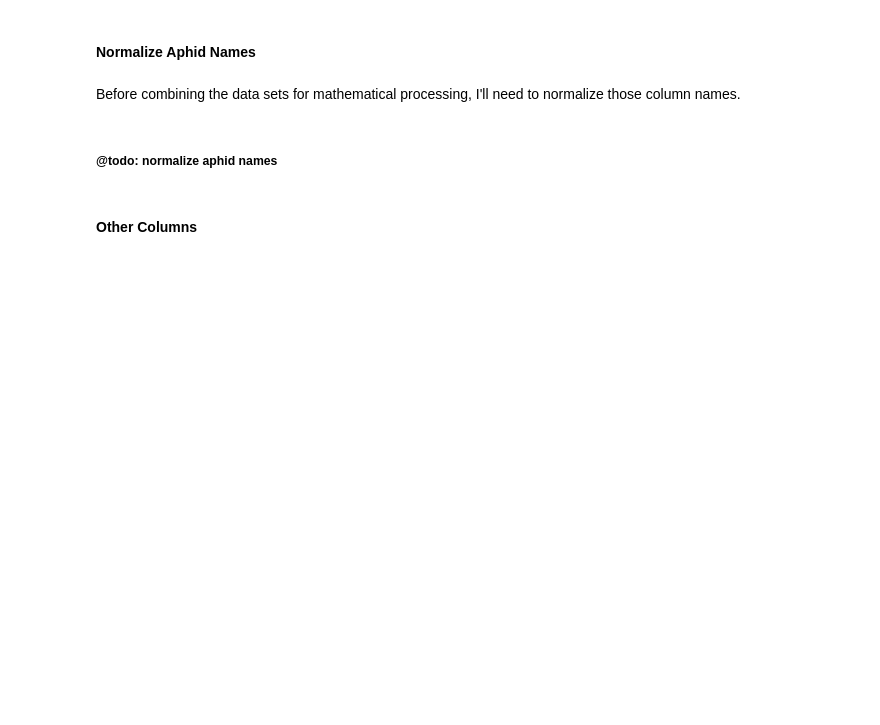
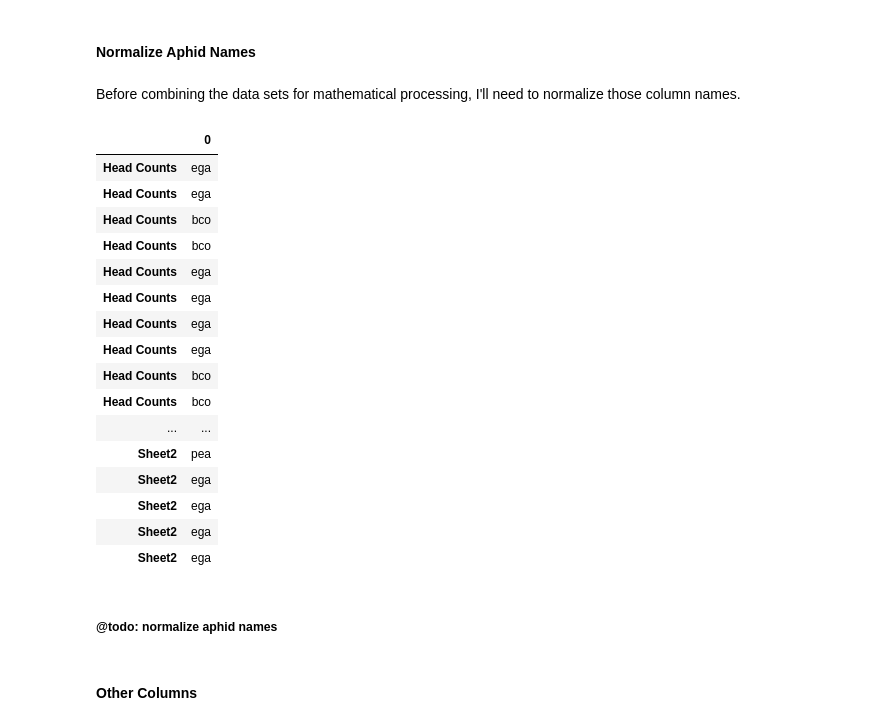
Before and after one commit to devvyn/aafc-field-data, a Jupyter notebook: notebook/projects/2016-sweep-vs-tiller/2016-sweep-vs-tiller.ipynb, the cells around one changed output. Drawn from its saved outputs; the diff is of its cells as text; code cells hidden in the pictures; blank space fills up the shorter version.

```diff
--- a/notebook/projects/2016-sweep-vs-tiller/2016-sweep-vs-tiller.ipynb
+++ b/notebook/projects/2016-sweep-vs-tiller/2016-sweep-vs-tiller.ipynb
@@ -936,11 +933,12 @@ def show_matches_in_index(
 # %% [markdown]
 I can prevent the matching of words containing "aphid" by adding a word boundary definition:
 # %%
-def wrap_word_boundary(pattern):
+def wrap_word_boundary(pattern, capture=False):
     return ''.join(
         (
             r'(?:_|^|\b)',
-            r'(?:', pattern, r')',
+            '(?:' if not capture else '(', pattern, ')',
+#             r'(?:', pattern, r')',
             r'(?:_|$|\b)',
         )
     )
@@ -1062,6 +1062,53 @@ Great! Aphid columns identified.
 #### Normalize Aphid Names
 # %% [markdown]
 Before combining the data sets for mathematical processing, I'll need to normalize those column names.
+# %%
+(
+    pandas.concat(
+        (
+            {
+                name: (
+                    frame
+                    .columns[
+                        frame
+                        .columns
+                        .str.contains(aphid_term_pattern)
+                        &
+                        ~ (
+                            frame
+                            .columns
+                            .str.contains(excluded_term_pattern)
+                        )
+                    ]
+                    .str.extract(
+                        wrap_word_boundary(conjoin_patterns(aphid_terms), capture=True)
+                    )
+                )
+                for name, frame in sheets_to_compare.items()
+            }
+        ),
+    )
+    .sort_index(level=(-2, -1))
+    .reset_index(level=-1, drop=True)
+)
+# %% [output]
+|  | 0 |
+| Head Counts | ega |
+| Head Counts | ega |
+| Head Counts | bco |
+| Head Counts | bco |
+| Head Counts | ega |
+| Head Counts | ega |
+| Head Counts | ega |
+| Head Counts | ega |
+| Head Counts | bco |
+| Head Counts | bco |
+| ... | ... |
+| Sheet2 | pea |
+| Sheet2 | ega |
+| Sheet2 | ega |
+| Sheet2 | ega |
+| Sheet2 | ega |
 # %% [markdown]
 ##### @todo: normalize aphid names
 # %% [markdown]
```
Also changed, not shown: parts of 16 cells of this notebook.
